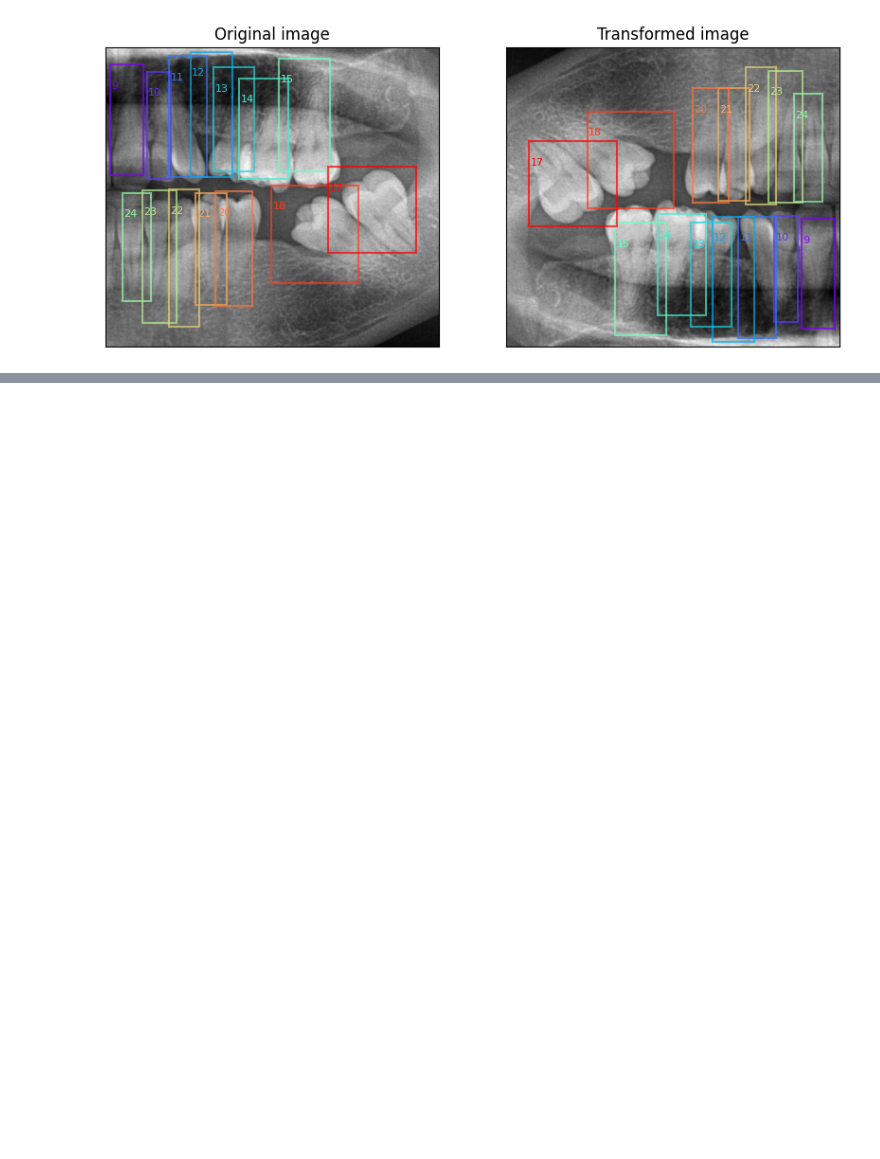
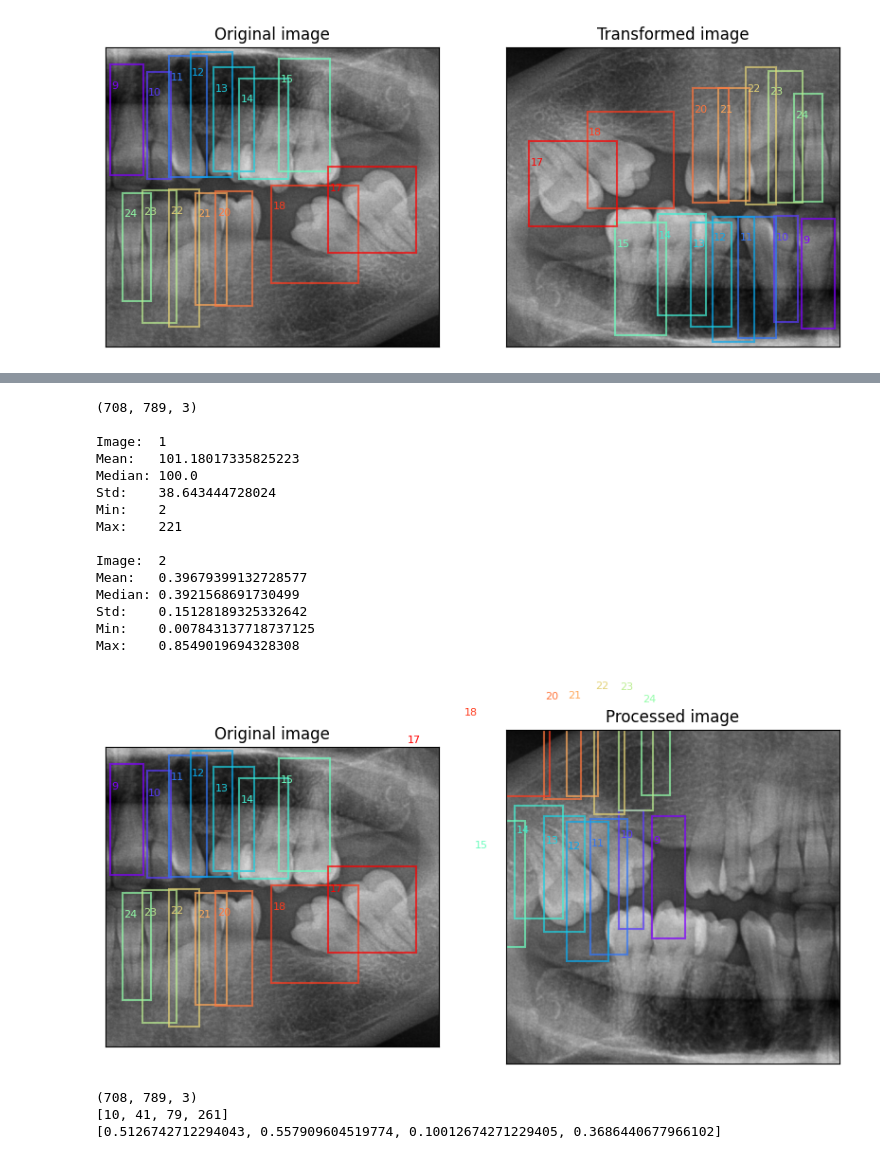
Before and after one commit to awerdich/computervision, a Jupyter notebook: notebooks/detection/07_dataset.ipynb, the cells around one changed output, grey strips where cells are left out. Saved outputs shown, nothing was run; the diff lists cells and outputs as text; code cells hidden in the pictures; blank space fills up the shorter version.

```diff
--- a/notebooks/detection/07_dataset.ipynb
+++ b/notebooks/detection/07_dataset.ipynb
@@ -105,6 +100,8 @@ idx = 350
 file_list = sorted(list(df['file_name'].unique()))
 file = os.path.join(xrays_dir, file_list[idx])
 im = ImageData().load_image(file)
+# We need an RGB image as input for the model
+im = ImageData().np2color(im)
 bbox_list = df.loc[df['file_name'] == file_name, 'bbox'].tolist()
 label_list = df.loc[df['file_name'] == file_name, 'ada'].tolist()
 
@@ -130,7 +127,5 @@ ax[0].set(title='Original image')
 ax[1] = plot_boxes(image=transformed_im, box_list=transformed_bbox_list, ax=ax[1], label_list=transformed_label_list)
 ax[1].set(title='Transformed image')
 plt.show()
-
-# Now, we need to process the image using the hugging face transformer
 # %% [output]
 [figure]
@@ -136,0 +134,7 @@ plt.show()
+# %%
+# Create the tensors for the model input
+# Load the image processor from the Hugging Face transformer library
+hf_checkpoint = 'PekingU/rtdetr_v2_r101vd'
+processor_parameters = {'format': 'coco_detection'}
+processor = RTDetrImageProcessor(**processor_parameters)
+display(processor)
@@ -136,0 +159,65 @@ plt.show()
+# %%
+# Process the image and take a look at the processed image and annotations
+print(transformed_im.shape)
+output = processor(images=transformed_im, annotations=annotations, return_tensors='pt')
+
+# Get the image
+output_array = output['pixel_values'].numpy()
+output_im = np.transpose(np.squeeze(output_array), (1, 2,0))\
+
+# The labels and bounding boxes
+output_labels = list(output['labels'][0]['class_labels'].numpy())
+
+# The bounding boxes
+output_bboxes = list(output['labels'][0]['boxes'].numpy())
+# The bounding boxes are in YOLO format. We need to convert them into COCO
+# For this we need the reference size
+reference_size = list(output['labels'][0]['size'].numpy())
+h = int(reference_size[0])
+w = int(reference_size[1])
+output_bboxes_xyxy = [yolo2xywh(list(box), image_width=w, image_height=h) for box in output_bboxes]
+
+# Some simple image stats
+for i, img in enumerate([transformed_im, output_im]):
+    print()
+    print(f'Image:  {i+1}')
+    print(f'Mean:   {np.mean(img)}')
+    print(f'Median: {np.median(img)}')
+    print(f'Std:    {np.std(img)}')
+    print(f'Min:    {np.min(img)}')
+    print(f'Max:    {np.max(img)}')
+
+# Let's plot the image with the bounding boxes after processing
+fig, ax = plt.subplots(nrows=1, ncols=2, figsize=(10,5))
+ax[0] = plot_boxes(image=im, box_list=bbox_list, ax=ax[0], label_list=label_list)
+ax[0].set(title='Original image')
+ax[1] = plot_boxes(image=output_im, box_list=output_bboxes_xyxy, ax=ax[1], label_list=output_labels)
+ax[1].set(title='Processed image')
+plt.show()
+# %% [output]
+(708, 789, 3)
+
+Image:  1
+Mean:   101.18017335825223
+Median: 100.0
+Std:    38.643444728024
+Min:    2
+Max:    221
+
+Image:  2
+Mean:   0.39679399132728577
+Median: 0.3921568691730499
+Std:    0.15128189325332642
+Min:    0.007843137718737125
+Max:    0.8549019694328308
+[figure, added]
+# %%
+print(transformed_im.shape)
+box = list(bbox_list[0])
+print(box)
+yolo_box = xywh2yolo(coco_bbox=box, image_width=transformed_im.shape[1], image_height=transformed_im.shape[0])
+print(yolo_box)
+# %% [output]
+(708, 789, 3)
+[10, 41, 79, 261]
+[0.5126742712294043, 0.557909604519774, 0.10012674271229405, 0.3686440677966102]
```
Also changed, not shown: parts of 5 cells of this notebook, 4 other files.
